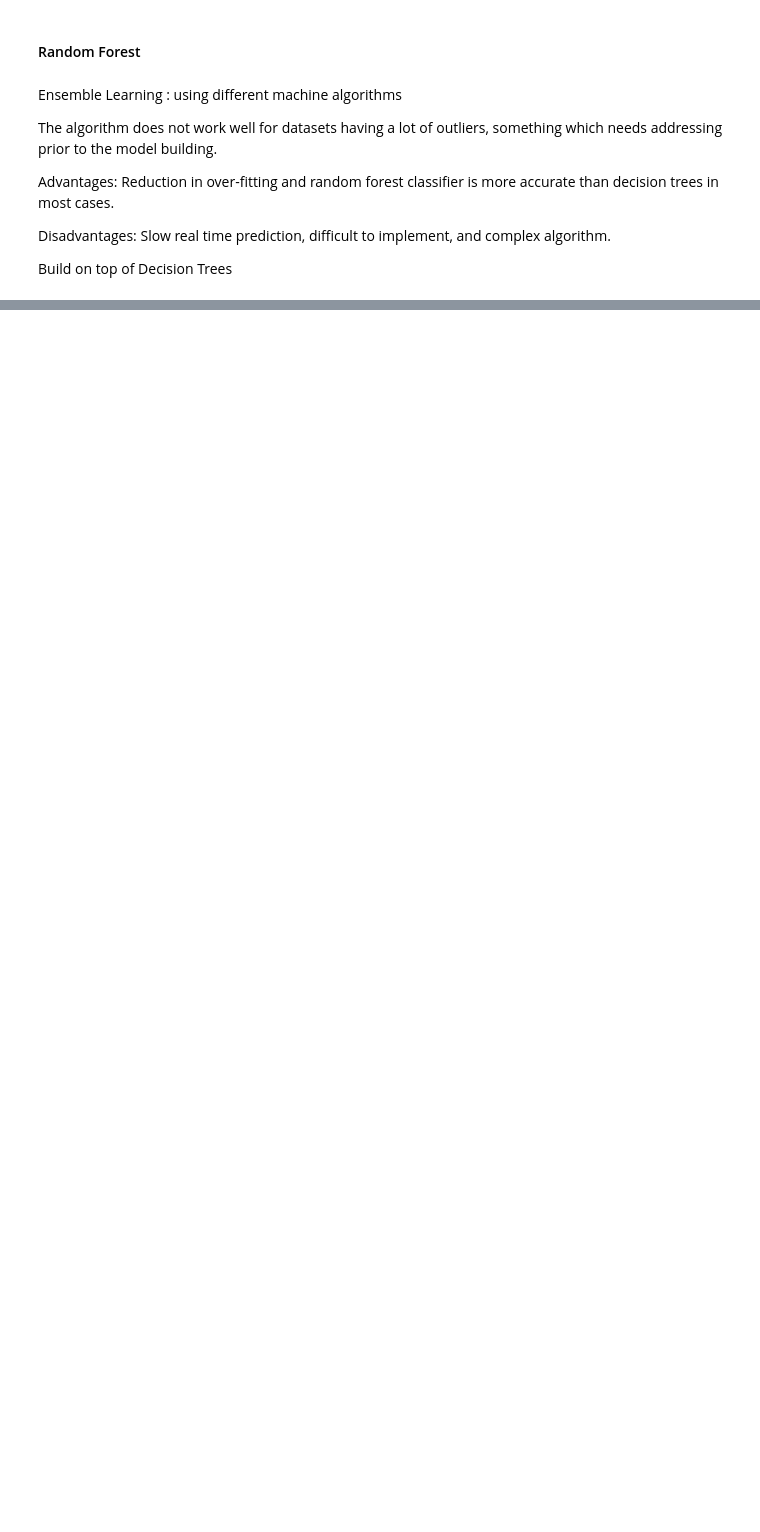
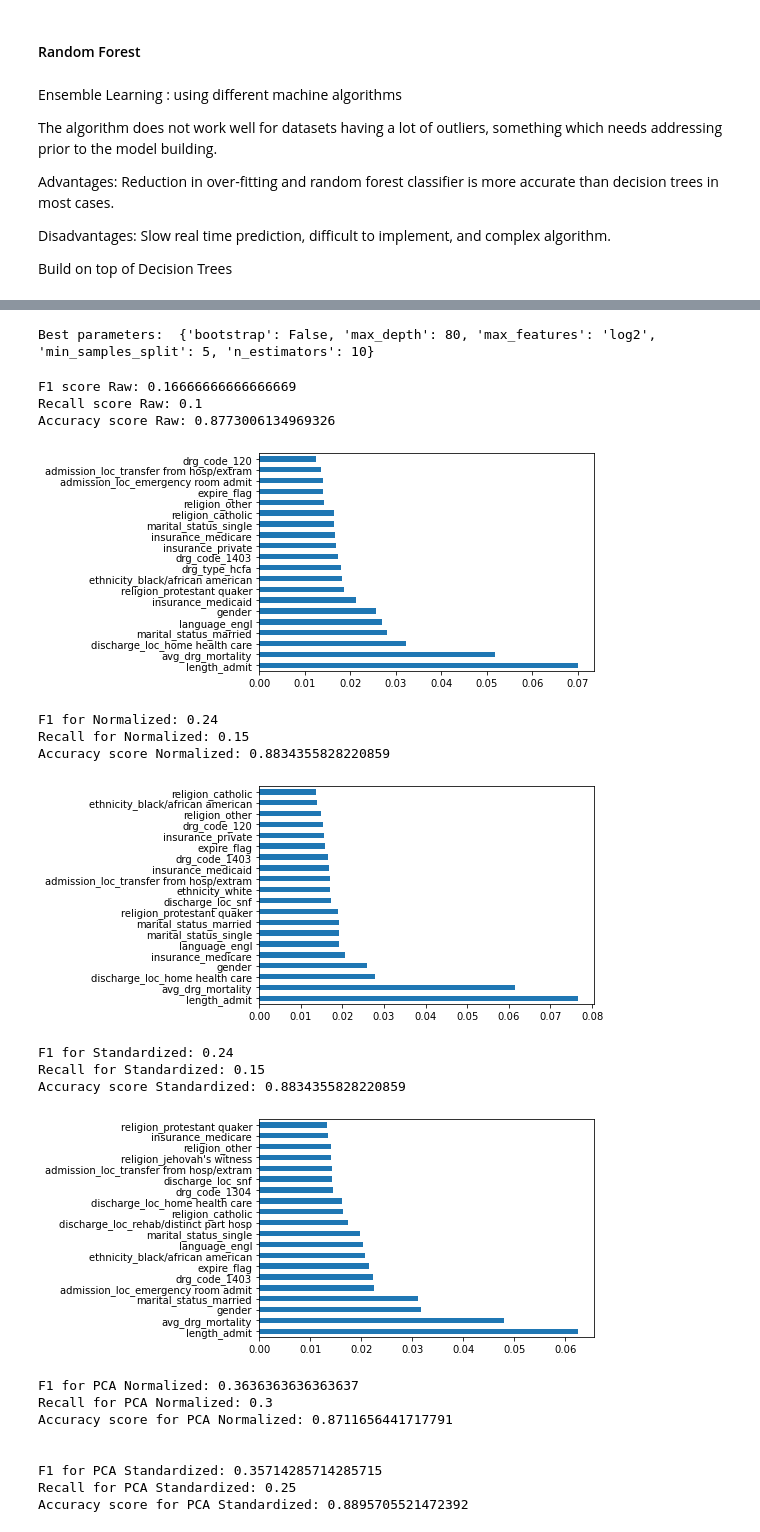
Before and after one commit to stephyap/predicts-depression, a Jupyter notebook: python_notebook.ipynb, the cells around one changed output, grey strips where cells are left out. Drawn from its saved outputs; the diff is of its cells as text; code cells hidden in the pictures; blank space fills up the shorter version.

```diff
--- a/python_notebook.ipynb
+++ b/python_notebook.ipynb
@@ -1367,0 +1090,77 @@ accuracy_score(y_test, y_pred)
+# %%
+from sklearn.ensemble import RandomForestClassifier
+model = RandomForestClassifier()
+
+grid={'bootstrap': [True, False],
+     'max_depth': [10, 20, 30, 40, 50, 60, 70, 80, 90, 100],
+     'max_features': ['auto', 'sqrt','log2'],
+     'min_samples_split': [5,10,15,20],
+     'n_estimators': [10, 20, 40, 60, 80, 100]}
+model_cv=GridSearchCV(model,grid,cv=5)
+model_cv.fit(X_train,y_train)
+y_pred = model_cv.predict(X_test)
+print("Best parameters: ", model_cv.best_params_)
+# %% [output]
+Best parameters:  {'bootstrap': False, 'max_depth': 80, 'max_features': 'log2', 'min_samples_split': 5, 'n_estimators': 10}
+# %%
+model = RandomForestClassifier(bootstrap=False, max_depth=80, max_features='log2', min_samples_split=5, n_estimators=10)
+model.fit(X_train, y_train)
+y_pred = model.predict(X_test)
+print('F1 score Raw:', f1_score(y_test, y_pred))
+print('Recall score Raw:', recall_score(y_test, y_pred))
+print('Accuracy score Raw:', accuracy_score(y_test, y_pred))
+feat_importances = pd.Series(model.feature_importances_, index=X_train.columns)
+feat_importances.nlargest(20).plot(kind='barh')
+plt.show()
+
+model.fit(X_train_norm, y_train)
+y_pred = model.predict(X_test_norm)
+print('F1 for Normalized:', f1_score(y_test, y_pred))
+print('Recall for Normalized:', recall_score(y_test, y_pred))
+print('Accuracy score Normalized:', accuracy_score(y_test, y_pred))
+feat_importances = pd.Series(model.feature_importances_, index=X_train.columns)
+feat_importances.nlargest(20).plot(kind='barh')
+plt.show()
+
+model.fit(X_train_stand, y_train)
+y_pred = model.predict(X_test_stand)
+print('F1 for Standardized:', f1_score(y_test, y_pred))
+print('Recall for Standardized:', recall_score(y_test, y_pred))
+print('Accuracy score Standardized:', accuracy_score(y_test, y_pred))
+feat_importances = pd.Series(model.feature_importances_, index=X_train.columns)
+feat_importances.nlargest(20).plot(kind='barh')
+plt.show()
+
+model.fit(X_train_norm_pca, y_train)
+y_pred = model.predict(X_test_norm_pca)
+print('F1 for PCA Normalized:', f1_score(y_test, y_pred))
+print('Recall for PCA Normalized:', recall_score(y_test, y_pred))
+print('Accuracy score for PCA Normalized:', accuracy_score(y_test, y_pred))
+print('\n')
+
+model.fit(X_train_stand_pca, y_train)
+y_pred = model.predict(X_test_stand_pca)
+print('F1 for PCA Standardized:', f1_score(y_test, y_pred))
+print('Recall for PCA Standardized:', recall_score(y_test, y_pred))
+print('Accuracy score for PCA Standardized:', accuracy_score(y_test, y_pred))
+# %% [output]
+F1 score Raw: 0.16666666666666669
+Recall score Raw: 0.1
+Accuracy score Raw: 0.8773006134969326
+[figure, added]
+F1 for Normalized: 0.24
+Recall for Normalized: 0.15
+Accuracy score Normalized: 0.8834355828220859
+[figure, added]
+F1 for Standardized: 0.24
+Recall for Standardized: 0.15
+Accuracy score Standardized: 0.8834355828220859
+[figure, added]
+F1 for PCA Normalized: 0.3636363636363637
+Recall for PCA Normalized: 0.3
+Accuracy score for PCA Normalized: 0.8711656441717791
+
+
+F1 for PCA Standardized: 0.35714285714285715
+Recall for PCA Standardized: 0.25
+Accuracy score for PCA Standardized: 0.8895705521472392
```
Also changed, not shown: parts of 48 cells of this notebook.
